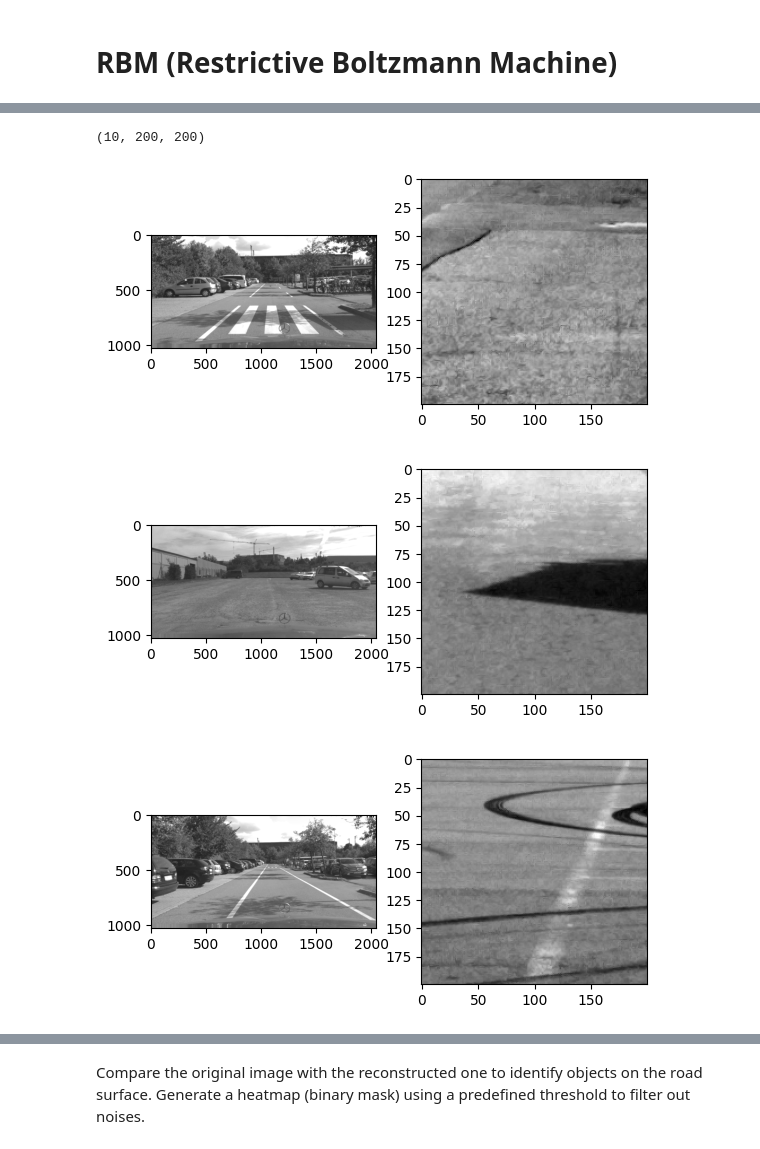
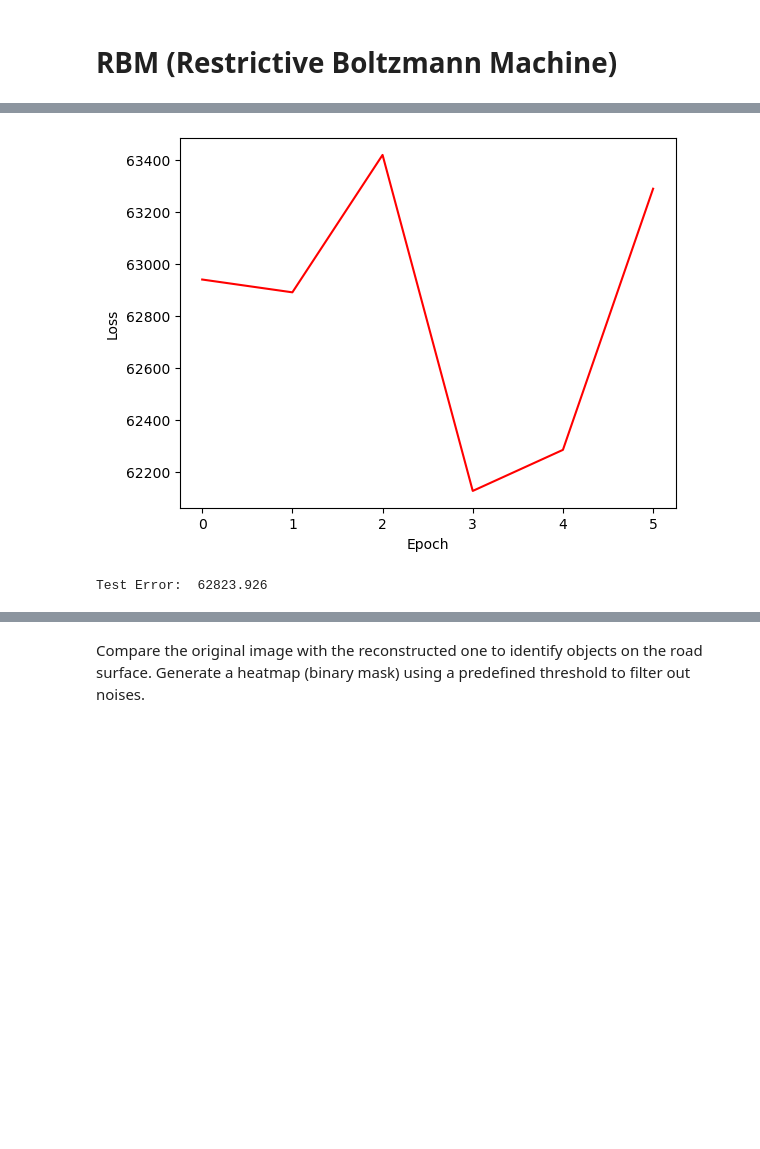
Before and after one commit to keresztesbeata/Unexpected-Obstacle-Detection, a Jupyter notebook: Road_surface_RBM.ipynb, the cells around one changed output, grey strips where cells are left out. Cells and saved outputs as stored; diff of their text form; code cells hidden in the pictures; blank space fills up the shorter version.

```diff
--- a/Road_surface_RBM.ipynb
+++ b/Road_surface_RBM.ipynb
@@ -293,0 +516,7 @@ def preprocess_input(x, y, patch_size):
+# %%
+# test the model on the test set
+test_error = rbm_0.test(x_test, batch_size=BATCH_SIZE)
+print("Test Error: ", test_error)
+# %% [output]
+[figure, added]
+Test Error:  62823.926
@@ -294,19 +551,8 @@ def preprocess_input(x, y, patch_size):
 # %%
-region_size = (200,200)
-X_train = preprocess_input(x_train_img, x_train_mask, region_size)
-X_test = preprocess_input(x_test_img, x_test_mask, region_size)
-
-print(X_train.shape)
-
-s = 3
-for i in range(s):
-  fig = plt.figure()
-  ax1 = fig.add_subplot(1,2,1)
-  ax1.imshow(convert_to_grayscale(x_train_img[i]), cmap='gray')
-  ax2 = fig.add_subplot(1,2,2)
-  ax2.imshow(X_train[i], cmap='gray')
+def show_image_pairs(a, b, n):
+    for i in range(0, n):
+        fig = plt.figure()
+        ax1 = fig.add_subplot(1, 2, 1)
+        ax1.imshow(a[i], cmap='gray')
+        ax2 = fig.add_subplot(1, 2, 2)
+        ax2.imshow(b[i], cmap='gray')
-# %% [output]
-(10, 200, 200)
-[figure, removed]
-[figure, removed]
-[figure, removed]
```
Also changed, not shown: parts of 32 cells of this notebook.
